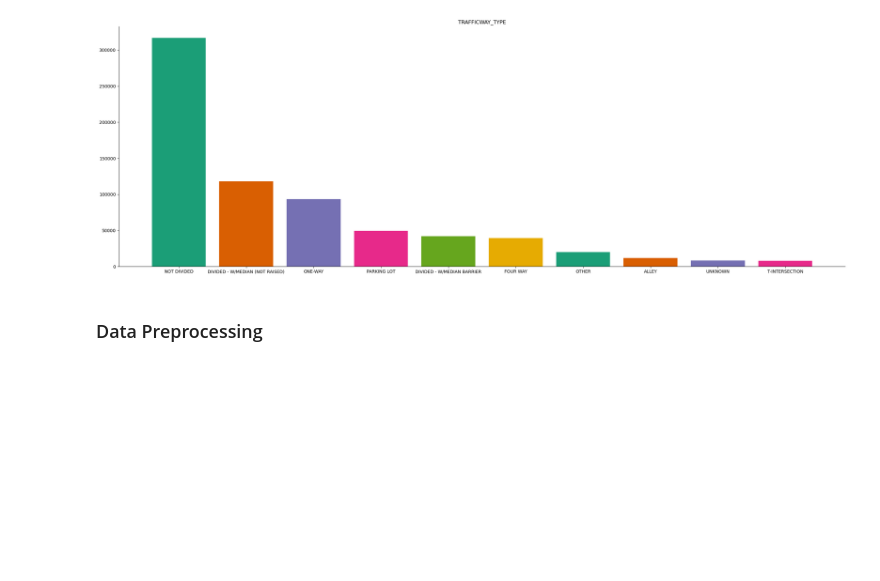
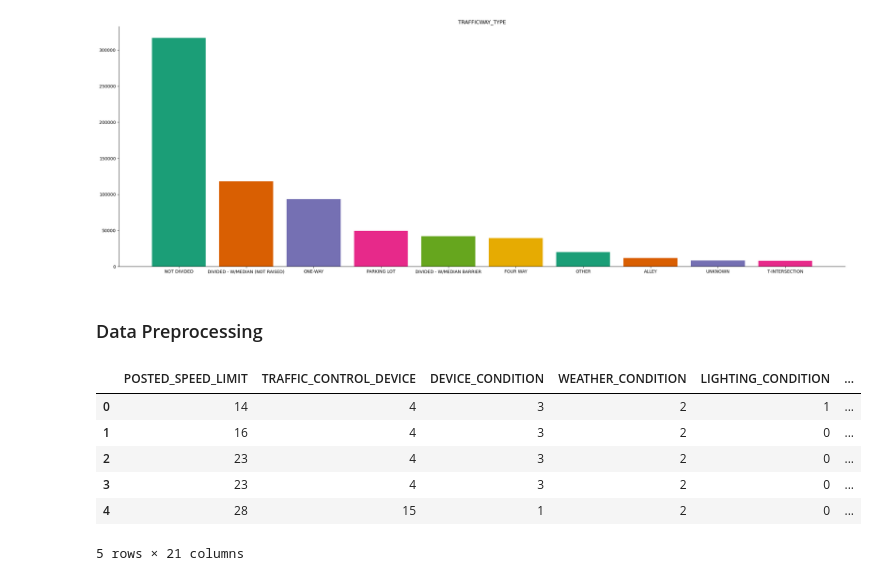
Before and after one commit to HuyHoangTuan/accidents_data_governance, a Jupyter notebook: src/note_book/main.ipynb, the cells around one changed output. Saved outputs shown, nothing was run; the diff lists cells and outputs as text; code cells hidden in the pictures; blank space fills up the shorter version.

```diff
--- a/src/note_book/main.ipynb
+++ b/src/note_book/main.ipynb
@@ -92,9 +95,16 @@ plt.show()
 # %% [markdown]
 ### Data Preprocessing
 # %%
-from sklearn.preprocessing import LabelEncoder
 label_encoder = LabelEncoder()
 for column in chicago.columns:
     chicago[column] = label_encoder.fit_transform(chicago[column])
-chicago
+chicago.head()
+# %% [output]
+|  | POSTED_SPEED_LIMIT | TRAFFIC_CONTROL_DEVICE | DEVICE_CONDITION | WEATHER_CONDITION | LIGHTING_CONDITION | ... |
+| 0 | 14 | 4 | 3 | 2 | 1 | ... |
+| 1 | 16 | 4 | 3 | 2 | 0 | ... |
+| 2 | 23 | 4 | 3 | 2 | 0 | ... |
+| 3 | 23 | 4 | 3 | 2 | 0 | ... |
+| 4 | 28 | 15 | 1 | 2 | 0 | ... |
+5 rows × 21 columns
 # %%
```
Also changed, not shown: parts of 23 cells of this notebook, 1 other file.
